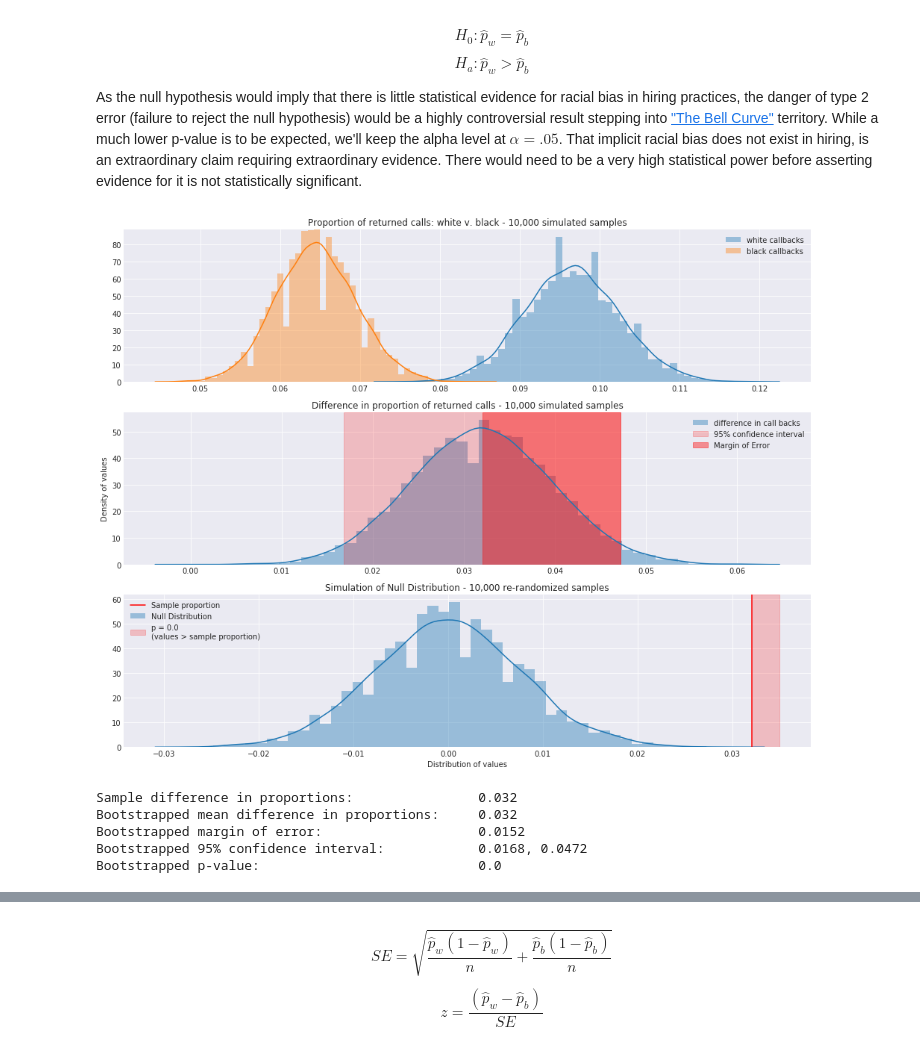
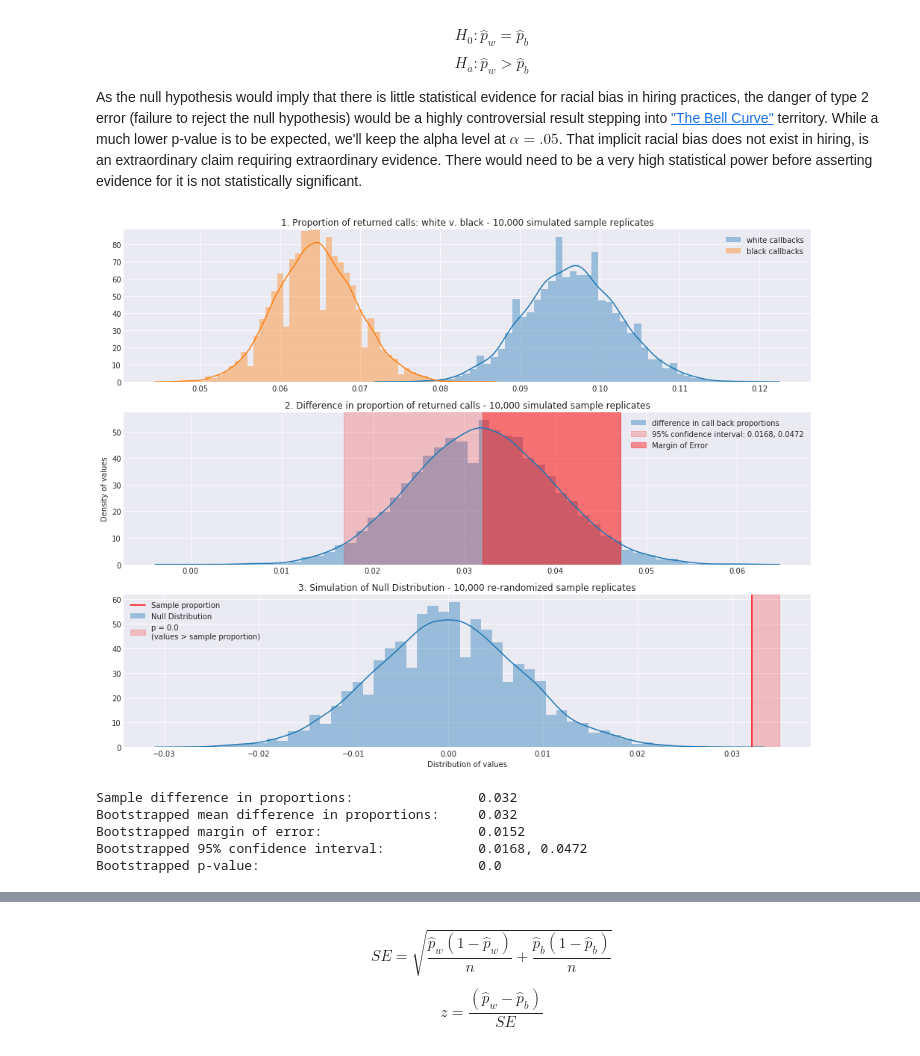
Before and after one commit to Nhorning/EDA_racial_discrimination, a Jupyter notebook: sliderule_dsi_inferential_statistics_exercise_2.ipynb, the cells around one changed output, grey strips where cells are left out. Drawn from its saved outputs; the diff is of its cells as text; code cells hidden in the pictures.

Commit message:
Added story for bootstrap test
 Changes to be committed:
	modified:   sliderule_dsi_inferential_statistics_exercise_2.ipynb

```diff
--- a/sliderule_dsi_inferential_statistics_exercise_2.ipynb
+++ b/sliderule_dsi_inferential_statistics_exercise_2.ipynb
@@ -159,6 +159,9 @@ sdp = wpr-bpr
 #find confidence interval of difference in proportions
 diffconint = np.percentile(bs_diffpr, [2.5, 97.5])
 
+#find proportionate interval
+bs_diffpr
+
 #find margin of error (bootstrapped)
 bs_ME = diffconint[1] - bs_diff_mu
 
@@ -168,8 +171,9 @@ f, ax = plt.subplots(3, 1)
 #plot distributions
 sns.distplot(bs_pr_w, ax=ax[0], label='white callbacks')
 sns.distplot(bs_pr_b, ax=ax[0], label='black callbacks')
-sns.distplot(bs_diffpr, ax=ax[1], label='difference in call backs')
-ax[1].axvspan(diffconint[0], diffconint[1], color='r', alpha=.2, label = '95% confidence interval')
+sns.distplot(bs_diffpr, ax=ax[1], label='difference in call back proportions')
+conintstr = str(round(diffconint[0],4))+', '+str(round(diffconint[1],4))
+ax[1].axvspan(diffconint[0], diffconint[1], color='r', alpha=.2, label = '95% confidence interval: '+conintstr)
 #ax[1].axvline(bs_diff_mu, label='Mean')
 ax[1].axvspan(bs_diff_mu, diffconint[1],  color='r', alpha=.4, label = 'Margin of Error')
 ax[0].legend()
@@ -183,38 +187,39 @@ ax[1].legend()
 fakew = bs_sample(data.call, phat, n)
 fakeb = bs_sample(data.call, phat, n)
 nulldiff = fakew - fakeb
 
 #find proportion of the null  >= than sample difference in proportions
 bs_p = np.sum(nulldiff >= sdp)/len(nulldiff)
 #print(bs_p)
 
 #plot null distribution and p value
 sns.distplot(nulldiff, ax=ax[2], label='Null Distribution')
 ax[2].axvline(sdp, color='r', label='Sample proportion')
 
 ax[2].axvspan(sdp, .035, color='r', alpha=.2, label='p = '+str(bs_p)+'\n(values > sample proportion)')
 ax[2].legend()
 
 #style, label and show plots
 sns.set_style('darkgrid')
 f.set_size_inches(16.5,12.75)
-ax[0].set_title('Proportion of returned calls: white v. black - 10,000 simulated samples')
-ax[1].set_title('Difference in proportion of returned calls - 10,000 simulated samples')
-ax[2].set_title('Simulation of Null Distribution - 10,000 re-randomized samples')
+ax[0].set_title('1. Proportion of returned calls: white v. black - 10,000 simulated sample replicates')
+ax[1].set_title('2. Difference in proportion of returned calls - 10,000 simulated sample replicates')
+ax[2].set_title('3. Simulation of Null Distribution - 10,000 re-randomized sample replicates')
 ax[2].set_xlabel('Distribution of values')
 ax[1].set_ylabel('Density of values')
 
 
 plt.show()
 
 #print values
 print('Sample difference in proportions:\t\t',round(sdp,4))
 print('Bootstrapped mean difference in proportions:\t', round(bs_diff_mu,4))
 print('Bootstrapped margin of error:\t\t\t', round(bs_ME,4))
-print('Bootstrapped 95% confidence interval:\t\t',str(round(diffconint[0],4))+',',round(diffconint[1],4))
+
+print('Bootstrapped 95% confidence interval:\t\t',conintstr)
 print('Bootstrapped p-value:\t\t\t\t', bs_p)
 # %% [output]
-[figure, old version]
+[figure, new version]
 Sample difference in proportions:                0.032
 Bootstrapped mean difference in proportions:     0.032
 Bootstrapped margin of error:                    0.0152
```
Also changed, not shown: parts of 2 cells of this notebook.
